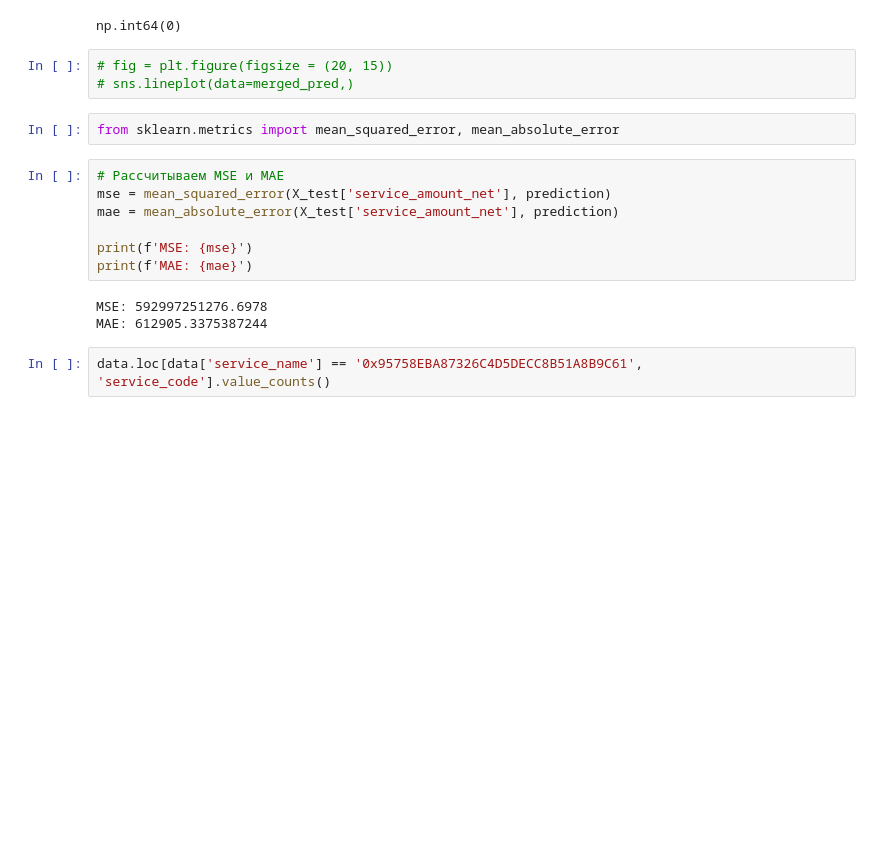
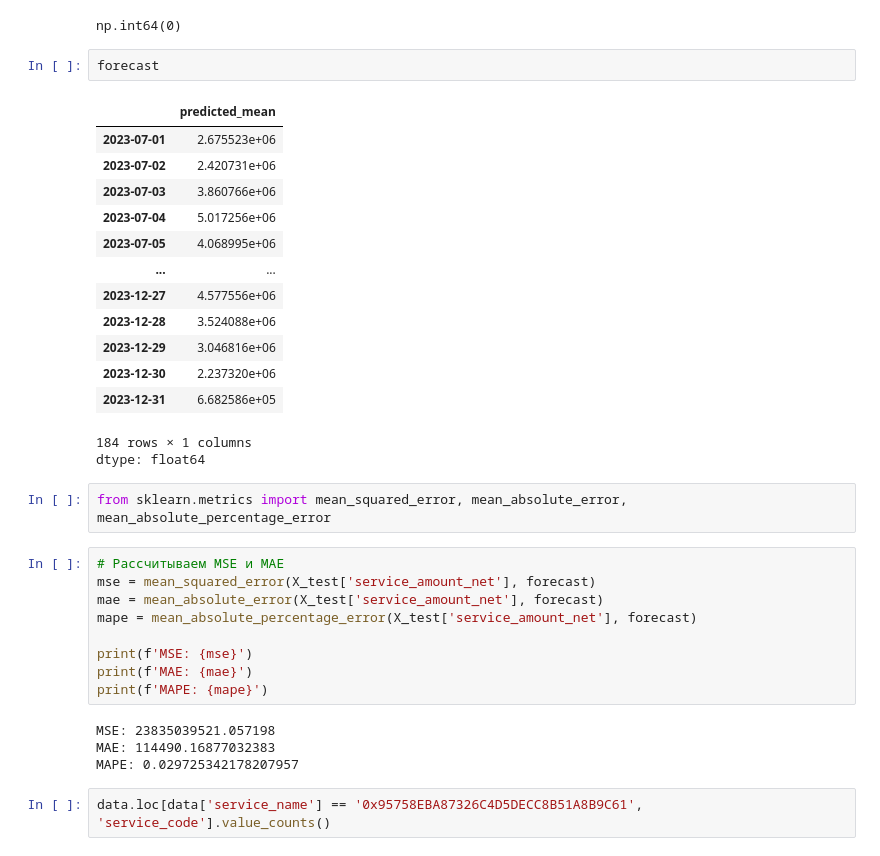
Before and after one commit to CCCXIV314/Sber, a Jupyter notebook: Sber_data_research.ipynb, the cells around one changed output. Cells and saved outputs as stored; diff of their text form; blank space fills up the shorter version.

```diff
--- a/Sber_data_research.ipynb
+++ b/Sber_data_research.ipynb
@@ -679,21 +709,38 @@ prediction.plot(legend=True, ax=ax)
 (prediction.values < 0).sum()
 # %% [output]
 np.int64(0)
-# %%
-# fig = plt.figure(figsize = (20, 15))
-# sns.lineplot(data=merged_pred,)
+# %%
+forecast
+# %% [output]
+|  | predicted_mean |
+| 2023-07-01 | 2.675523e+06 |
+| 2023-07-02 | 2.420731e+06 |
+| 2023-07-03 | 3.860766e+06 |
+| 2023-07-04 | 5.017256e+06 |
+| 2023-07-05 | 4.068995e+06 |
+| ... | ... |
+| 2023-12-27 | 4.577556e+06 |
+| 2023-12-28 | 3.524088e+06 |
+| 2023-12-29 | 3.046816e+06 |
+| 2023-12-30 | 2.237320e+06 |
+| 2023-12-31 | 6.682586e+05 |
+184 rows × 1 columns
+dtype: float64
 # %%
-from sklearn.metrics import mean_squared_error, mean_absolute_error
+from sklearn.metrics import mean_squared_error, mean_absolute_error, mean_absolute_percentage_error
 # %%
 # Рассчитываем MSE и MAE
-mse = mean_squared_error(X_test['service_amount_net'], prediction)
-mae = mean_absolute_error(X_test['service_amount_net'], prediction)
+mse = mean_squared_error(X_test['service_amount_net'], forecast)
+mae = mean_absolute_error(X_test['service_amount_net'], forecast)
+mape = mean_absolute_percentage_error(X_test['service_amount_net'], forecast)
 
 print(f'MSE: {mse}')
 print(f'MAE: {mae}')
+print(f'MAPE: {mape}')
 # %% [output]
-MSE: 592997251276.6978
-MAE: 612905.3375387244
+MSE: 23835039521.057198
+MAE: 114490.16877032383
+MAPE: 0.029725342178207957
 # %%
 data.loc[data['service_name'] == '0x95758EBA87326C4D5DECC8B51A8B9C61', 'service_code'].value_counts()
 # %% [output]
```
Also changed, not shown: parts of 9 cells of this notebook.
